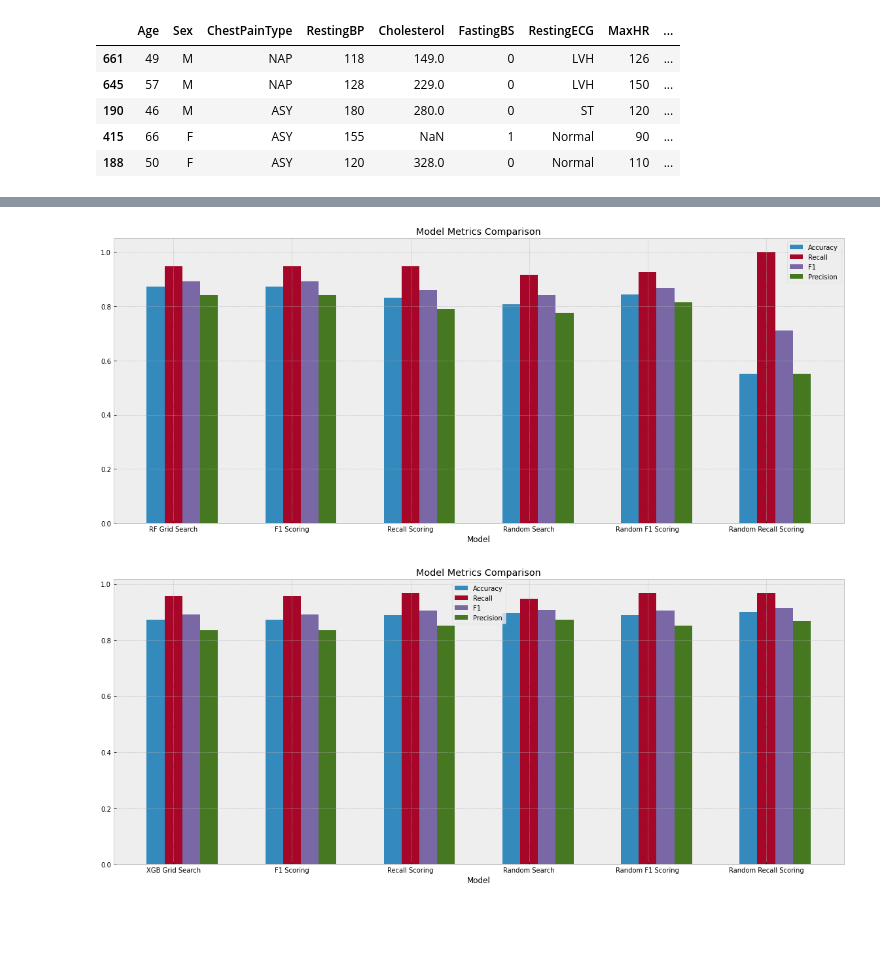
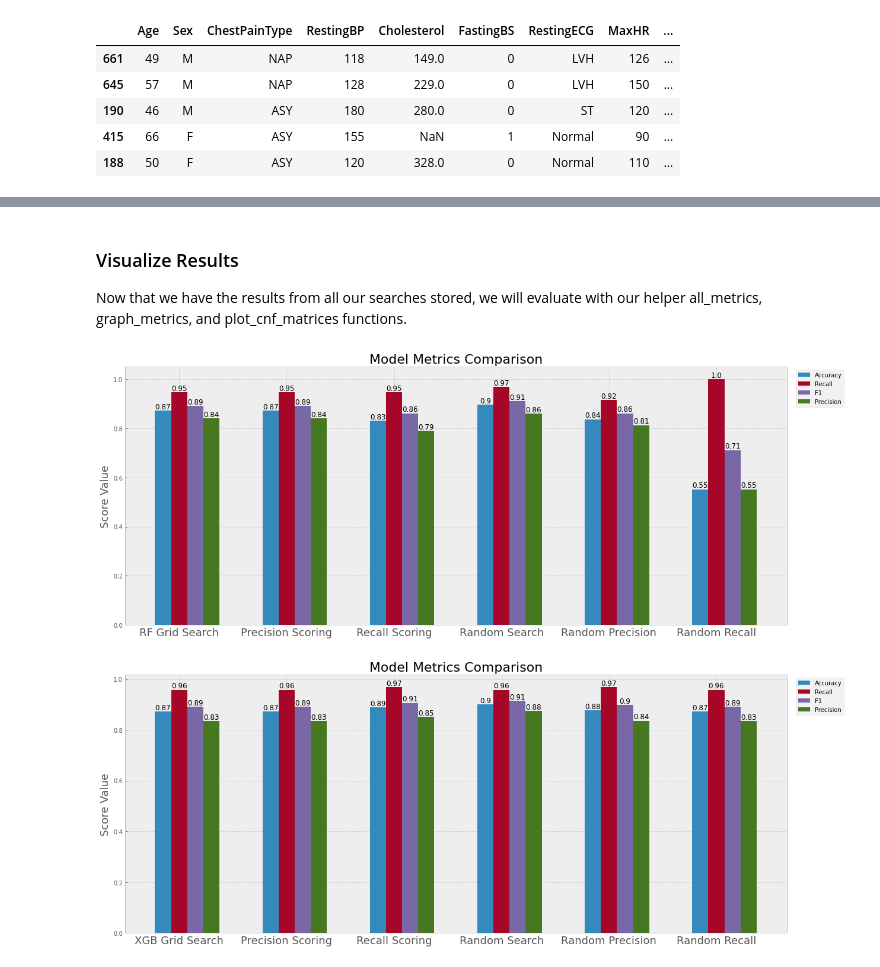
Before and after one commit to Bella3s/heart-disease-classification, a Jupyter notebook: index.ipynb, the cells around one changed output, grey strips where cells are left out. Cells and saved outputs as stored; diff of their text form; code cells hidden in the pictures; blank space fills up the shorter version.

Commit message:
added final model

```diff
--- a/index.ipynb
+++ b/index.ipynb
@@ -345,6 +352,9 @@ metrics, confusion_matrices, fitted_models = model_comparison(models, X_val, y_v
 # %%
 def graph_metrics(model_names, metrics_list):
-
+    """
+    This function takes in a list of model names and a dictionary of lists containing the metrics from each
+    model respectively.  It creates a bar chart that displays each metric for each model.
+    """
     width = 0.15
     multiplier = 0
     x = np.arange(len(model_names))
@@ -354,18 +364,16 @@ def graph_metrics(model_names, metrics_list):
     for score_name, score_data in metrics_list.items():
         offset = width * multiplier
         ax.bar(x + offset, score_data, width, label=score_name)
+        for x_n, s in zip(x+offset, score_data):
+            ax.text(x_n, s, round(s,2), ha='center', va='bottom', fontsize=12)
         multiplier +=1
 
-    ax.set_xlabel('Model')
-    ax.set_title('Model Metrics Comparison')
+    ax.set_ylabel('Score Value', fontsize=18)
+#    ax.set_xlabel('Model', fontsize=18)
+    ax.set_title('Model Metrics Comparison', fontsize=22)
     ax.set_xticks(x + width)
-    ax.set_xticklabels(model_names)
-    ax.legend();
-
-    # To look up:
-    # increase font size
-    # move legend to out side of graph
-    # add data points to top of graph bars
+    ax.set_xticklabels(model_names, fontsize=18)
+    ax.legend(bbox_to_anchor=(1.05,1), loc='upper center');
 # %%
 # Visualize each model's results
 models_names = ('Logistic Regression', 'KNN', 'Decision Tree', 'Random Forest', 'XGBoost')
@@ -411,6 +422,11 @@ plot_cnf_matrices(confusion_matrices, models_names)
 # %%
 def tuned_model_comparison(model_tuples, param_grids, scoring=None, random=False):
-
+    """
+    This model takes in a list of tuples formated ('model_name', model) for each model to iterate through.
+    It also takes in a list of parameter girds (or distributions) for each model. The iterates through each model,
+    performs a grid search, or randomized search if 'random' is set to True, and returns the best estimator,
+    best parameters, and best score for each model.
+    """
     best_results = {}
 
     for model_tuple, grid in zip(model_tuples, param_grids):
@@ -424,8 +440,7 @@ def tuned_model_comparison(model_tuples, param_grids, scoring=None, random=False
         ])
 
         # Create Grid Search object
-        skf = StratifiedKFold(n_splits=5, shuffle = True, random_state = 7)
-
+        skf = StratifiedKFold(n_splits=5, shuffle=True, random_state=7)
         if random == True:
             gs_pipe = RandomizedSearchCV(estimator=estimator, param_distributions=grid, scoring=scoring, cv=skf)
         else:
@@ -482,8 +498,13 @@ best_models_rand_f1 = tuned_model_comparison(tune_models, rand_param_grids, scor
 best_models_rand_recall = tuned_model_comparison(tune_models, rand_param_grids, scoring='recall', random=True)
+# %% [markdown]
+### Visualize Results
+Now that we have the results from all our searches stored, we will evaluate with our helper all_metrics, graph_metrics, and plot_cnf_matrices functions.
 # %%
-searched_models = [best_models_std, best_models_f1, best_models_recall,
-                  best_models_rand, best_models_rand_f1, best_models_rand_recall]
+# Condense all results into one list
+searched_models = [best_models_std, best_models_precision, best_models_recall,
+                  best_models_rand, best_models_rand_precision, best_models_rand_recall]
 
+# Create lists of metrics to feed to graph_metrics function later
 rf_accuracy_scores = []
 rf_recall_scores = []
 rf_f1_scores = []
@@ -495,6 +516,9 @@ xgb_recall_scores = []
 xgb_f1_scores = []
 xgb_precision_scores = []
 xgb_confusion_matrices = []
+
+
+# Iterate through results to find and store metrics for both Random Forest and XGB models
 
 for model in searched_models:
 
@@ -523,18 +547,18 @@ xgb_metrics = {'Accuracy': xgb_accuracy_scores, 'Recall': xgb_recall_scores, 'F1
            'Precision': xgb_precision_scores}
 # %%
 # Graph Random Forest Search Results
-rf_names = ['RF Grid Search', 'F1 Scoring', 'Recall Scoring', 'Random Search',
-            'Random F1 Scoring', 'Random Recall Scoring']
+rf_names = ['RF Grid Search', 'Precision Scoring', 'Recall Scoring', 'Random Search',
+            'Random Precision', 'Random Recall']
 graph_metrics(rf_names, rf_metrics)
 # %% [output]
-[figure, old version]
+[figure, new version]
 # %%
 # Graph XGBoost Search Results
-xgb_names = ['XGB Grid Search', 'F1 Scoring', 'Recall Scoring', 'Random Search',
-             'Random F1 Scoring', 'Random Recall Scoring']
+xgb_names = ['XGB Grid Search', 'Precision Scoring', 'Recall Scoring', 'Random Search',
+             'Random Precision', 'Random Recall']
 graph_metrics(xgb_names, xgb_metrics)
 # %% [output]
-[figure, old version]
+[figure, new version]
 # %%
 # Confusion Matrices for Random Forest Search Results
 plot_cnf_matrices(rf_confusion_matrices, rf_names)
```
Also changed, not shown: parts of 78 cells of this notebook, 1 other file.
